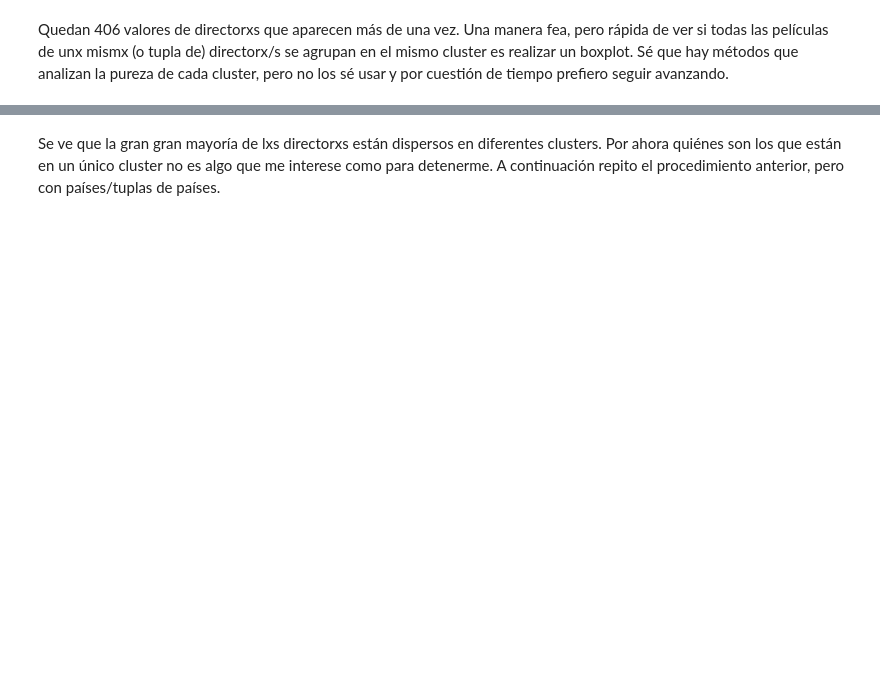
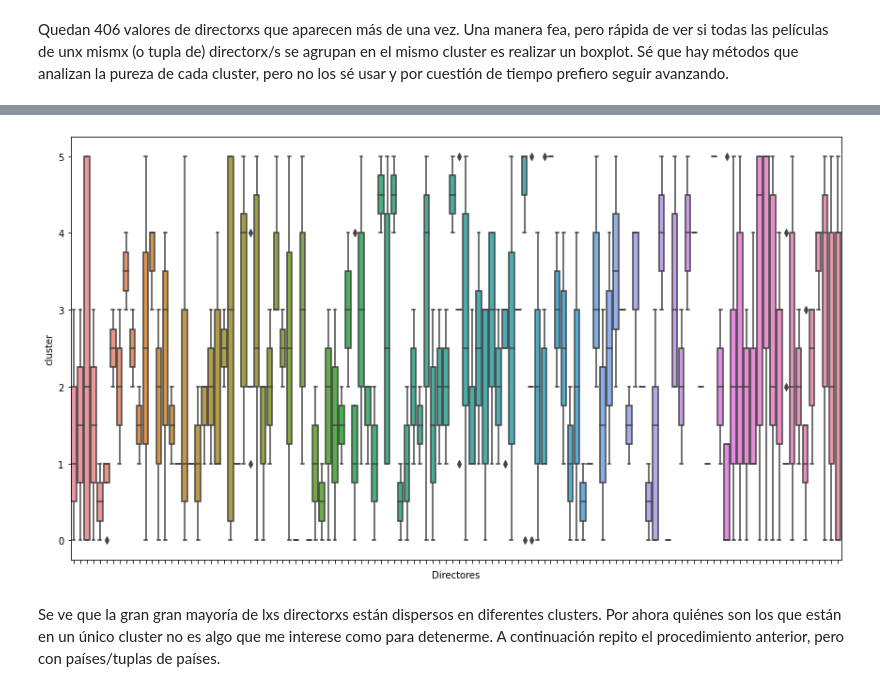
Before and after one commit to lutzeric/text_mining_intertextualidad, a Jupyter notebook: intertexualidad_bafici.ipynb, the cells around one changed output, grey strips where cells are left out. Drawn from its saved outputs; the diff is of its cells as text; code cells hidden in the pictures; blank space fills up the shorter version.

```diff
--- a/intertexualidad_bafici.ipynb
+++ b/intertexualidad_bafici.ipynb
@@ -361,5 +391,6 @@ fig, ax = plt.subplots(figsize=(14.7, 8.27))
 d_plot = sns.boxplot(ax=ax, x='Directores', y='cluster', data=dirs_rep)
 d_plot.set(xticklabels=[])
 
-plt.savefig("box_directores.png")
-files.download("box_directores.png")
+# plt.savefig("box_directores.png")
+# files.download("box_directores.png")
+# %% [output]
@@ -366,3 +399,4 @@ files.download("box_directores.png")
+[figure, added]
 # %% [markdown]
 Se ve que la gran gran mayoría de lxs directorxs están dispersos en diferentes clusters. Por ahora quiénes son los que están en un único cluster no es algo que me interese como para detenerme.
 A continuación repito el procedimiento anterior, pero con países/tuplas de países.
```
Also changed, not shown: parts of 23 cells of this notebook.
